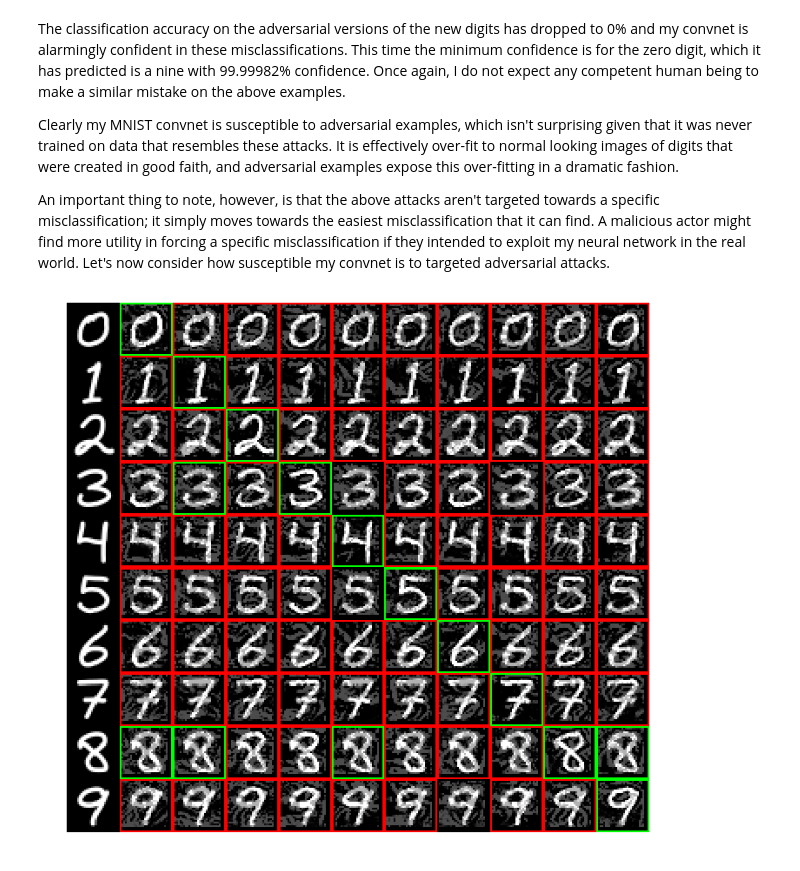
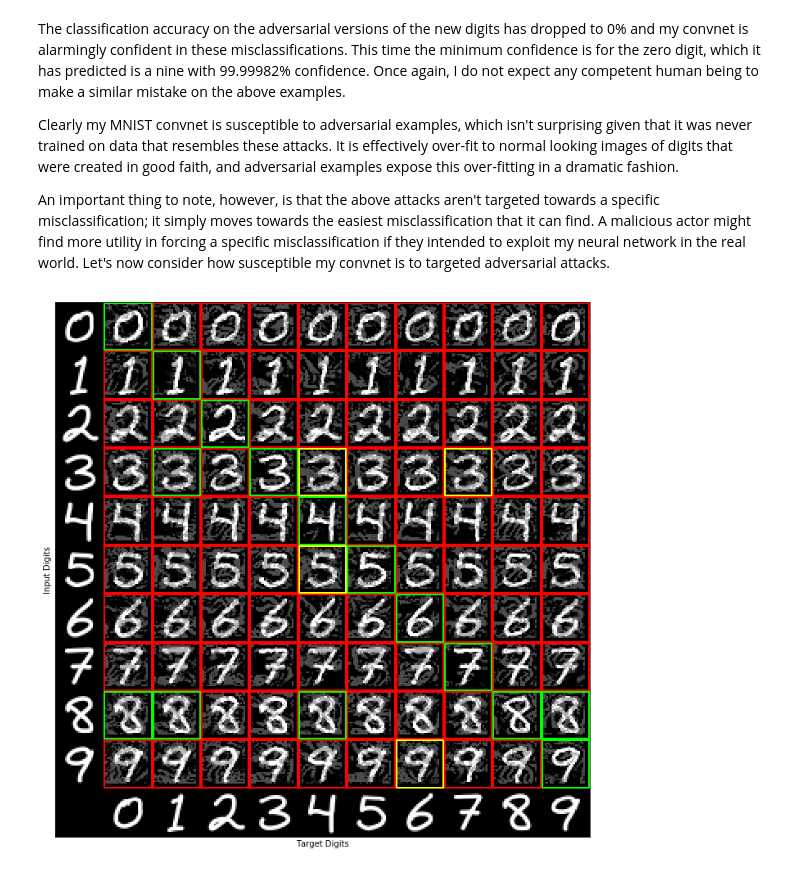
Before and after one commit to evjrob/everettsprojects.com, a Jupyter notebook: _drafts/mnist-adversarial-examples/2018-01-30-mnist-adversarial-examples.ipynb, the cells around one changed output. Cells and saved outputs as stored; diff of their text form; code cells hidden in the pictures.

Commit message:
Made improvements to the final plot of MNIST Adversarial Examples.

```diff
--- a/_drafts/mnist-adversarial-examples/2018-01-30-mnist-adversarial-examples.ipynb
+++ b/_drafts/mnist-adversarial-examples/2018-01-30-mnist-adversarial-examples.ipynb
@@ -243,6 +243,9 @@ def add_border(digit_img, border_color = 'black', margin = 1):
     if border_color == 'red':
         base[:,:,0] = 1
     elif border_color == 'green':
+        base[:,:,1] = 1
+    elif border_color == 'yellow':
+        base[:,:,0] = 1
         base[:,:,1] = 1
 
     border_digit = base
@@ -272,6 +275,8 @@ def target_attacks(input_digit, input_digit_img, target_digits):
             border_color = 'green'
         elif adv_pred[0] == target_digit:
             border_color = 'red'
+        else:
+            border_color = 'yellow'
 
         adv_digit_img = add_border(adv_digit.reshape(28,28), border_color)
 
@@ -287,12 +292,23 @@ for i in range(10):
     results = [add_border(new_inputs[i])] + results
     results_img = stitch_images(results, 1, 11, margin = 0)
     rows.append(results_img)
-
-final_img = stitch_images(rows, 10, 1, margin = 0)
-
-plt.imshow(final_img)
-plt.axis('off')
-plt.show()
-# %% [output]
-[figure, removed]
+# %%
+# Add a final row for the target digits
+last_row = [np.zeros((28,28))] + new_digits
+last_row = [add_border(digit) for digit in last_row]
+last_row_img = stitch_images(last_row, 1, 11, margin = 0)
+
+rows.append(last_row_img)
+
+final_img = stitch_images(rows, 11, 1, margin = 0)
+# %%
+# Plot the resulting grid
+plt.imshow(final_img)
+plt.xticks([])
+plt.xlabel("Target Digits")
+plt.yticks([])
+plt.ylabel("Input Digits")
+plt.show()
+# %% [output]
+[figure, added]
 # %% [markdown]
```
Also changed, not shown: parts of 1 cell of this notebook, 12 other files.
